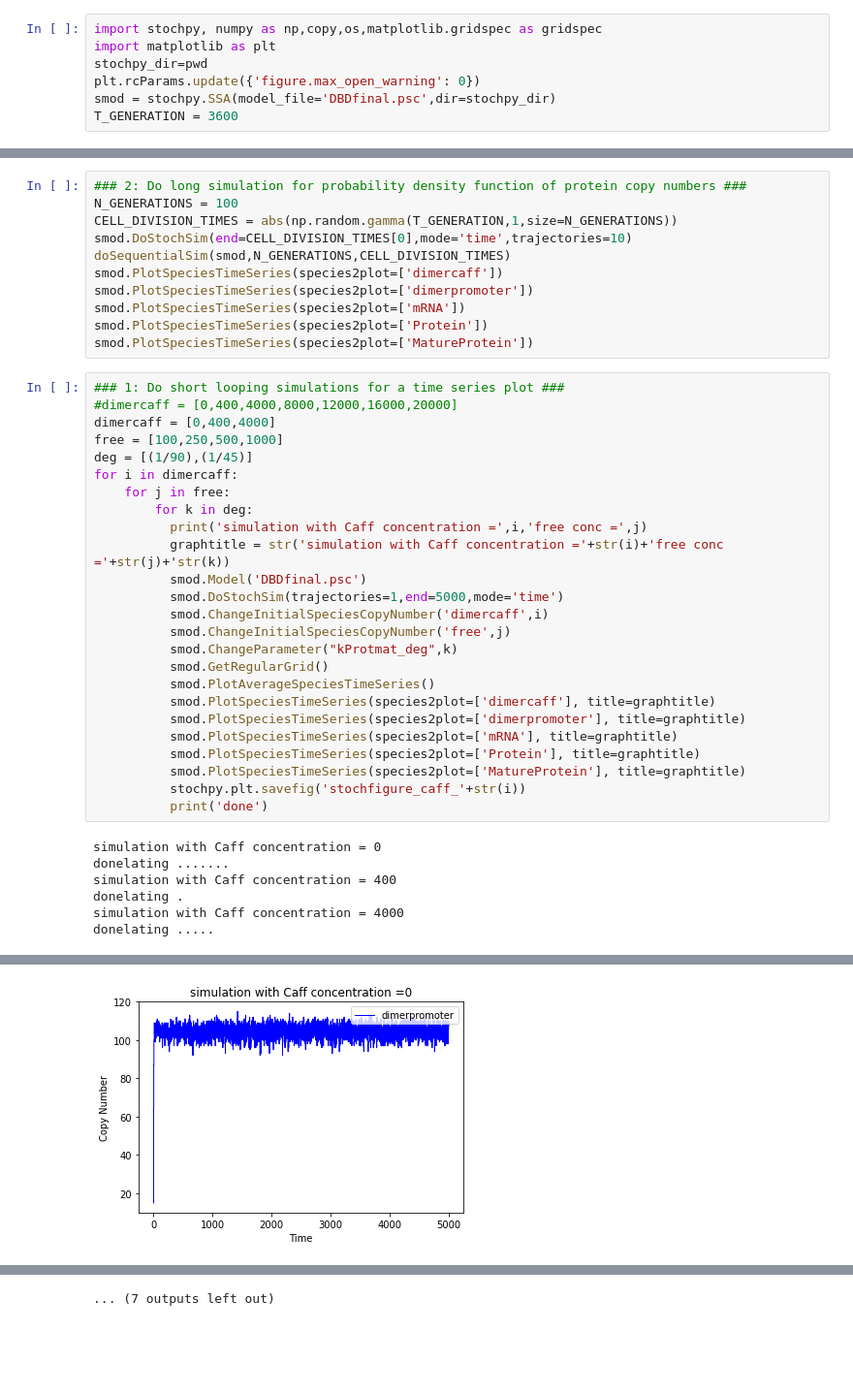
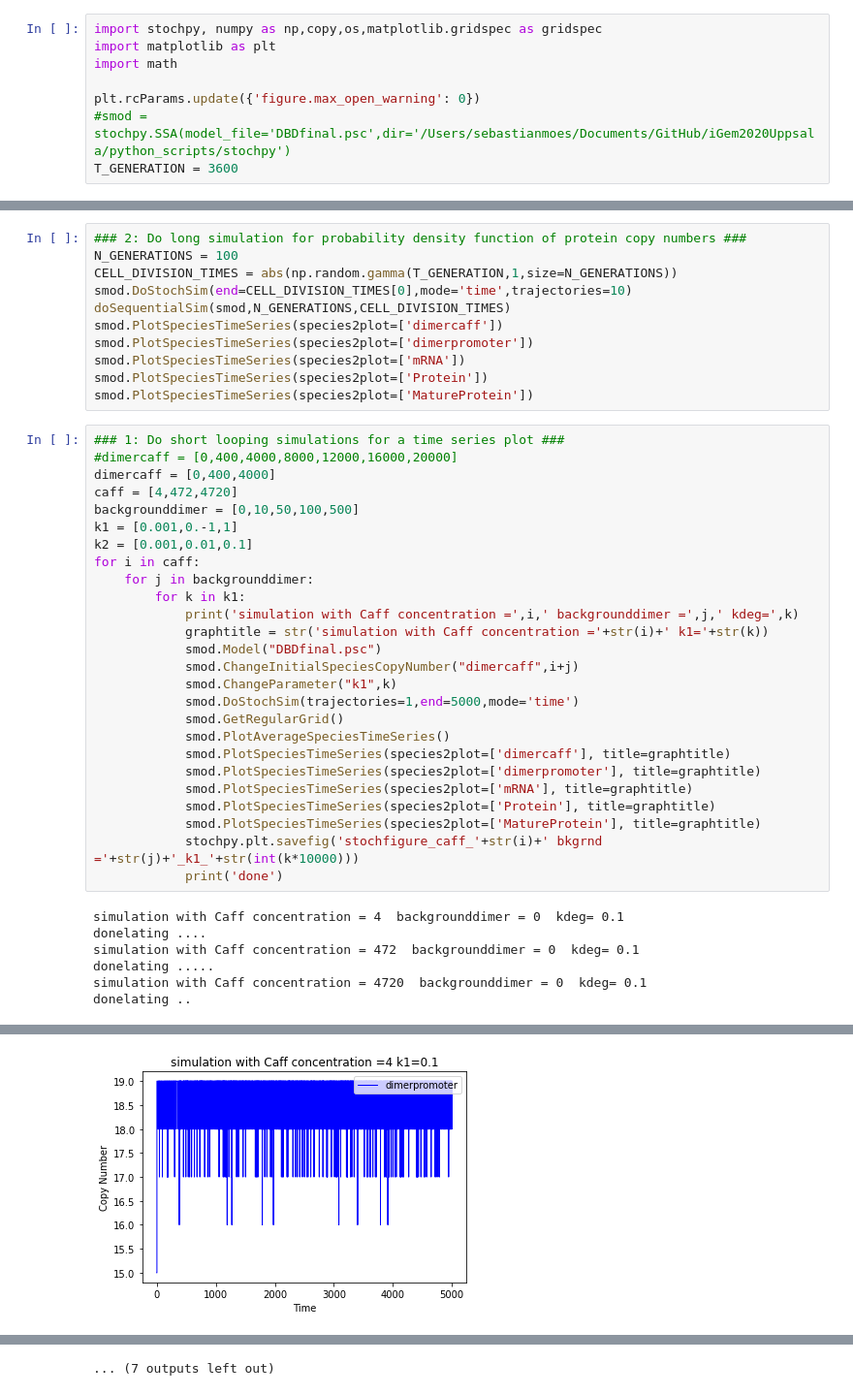
Before and after one commit to igemsoftware2020/iGem2020Uppsala, a Jupyter notebook: python_scripts/stochpy/DBD_stochpy_final.ipynb, the cells around one changed output, grey strips where cells are left out. Shown at 97% size. Drawn from its saved outputs; the diff is of its cells as text; blank space fills up the shorter version.

```diff
--- a/python_scripts/stochpy/DBD_stochpy_final.ipynb
+++ b/python_scripts/stochpy/DBD_stochpy_final.ipynb
@@ -60,9 +25,10 @@ def doSequentialSim(smod,n_generations,cell_division_times):
 # %%
 import stochpy, numpy as np,copy,os,matplotlib.gridspec as gridspec
 import matplotlib as plt
-stochpy_dir=pwd
+import math
+
 plt.rcParams.update({'figure.max_open_warning': 0})
-smod = stochpy.SSA(model_file='DBDfinal.psc',dir=stochpy_dir)
+#smod = stochpy.SSA(model_file='DBDfinal.psc',dir='/Users/sebastianmoes/Documents/GitHub/iGem2020Uppsala/python_scripts/stochpy')
 T_GENERATION = 3600
 # %% [output]
 #######################################################################
@@ -98,31 +64,32 @@ smod.PlotSpeciesTimeSeries(species2plot=['MatureProtein'])
 ### 1: Do short looping simulations for a time series plot ###
 #dimercaff = [0,400,4000,8000,12000,16000,20000]
 dimercaff = [0,400,4000]
-free = [100,250,500,1000]
-deg = [(1/90),(1/45)]
-for i in dimercaff:
-    for j in free:
-        for k in deg:
-          print('simulation with Caff concentration =',i,'free conc =',j)
-          graphtitle = str('simulation with Caff concentration ='+str(i)+'free conc ='+str(j)+'str(k))
-          smod.Model('DBDfinal.psc')
-          smod.DoStochSim(trajectories=1,end=5000,mode='time')
-          smod.ChangeInitialSpeciesCopyNumber('dimercaff',i)
-          smod.ChangeInitialSpeciesCopyNumber('free',j)
-          smod.ChangeParameter("kProtmat_deg",k)
-          smod.GetRegularGrid()
-          smod.PlotAverageSpeciesTimeSeries()
-          smod.PlotSpeciesTimeSeries(species2plot=['dimercaff'], title=graphtitle)
-          smod.PlotSpeciesTimeSeries(species2plot=['dimerpromoter'], title=graphtitle)
-          smod.PlotSpeciesTimeSeries(species2plot=['mRNA'], title=graphtitle)
-          smod.PlotSpeciesTimeSeries(species2plot=['Protein'], title=graphtitle)
-          smod.PlotSpeciesTimeSeries(species2plot=['MatureProtein'], title=graphtitle)
-          stochpy.plt.savefig('stochfigure_caff_'+str(i))
-          print('done')
+caff = [4,472,4720]
+backgrounddimer = [0,10,50,100,500]
+k1 = [0.001,0.-1,1]
+k2 = [0.001,0.01,0.1]
+for i in caff:
+    for j in backgrounddimer:
+        for k in k1:
+            print('simulation with Caff concentration =',i,' backgrounddimer =',j,' kdeg=',k)
+            graphtitle = str('simulation with Caff concentration ='+str(i)+' k1='+str(k))
+            smod.Model("DBDfinal.psc")
+            smod.ChangeInitialSpeciesCopyNumber("dimercaff",i+j)
+            smod.ChangeParameter("k1",k)
+            smod.DoStochSim(trajectories=1,end=5000,mode='time')
+            smod.GetRegularGrid()
+            smod.PlotAverageSpeciesTimeSeries()
+            smod.PlotSpeciesTimeSeries(species2plot=['dimercaff'], title=graphtitle)
+            smod.PlotSpeciesTimeSeries(species2plot=['dimerpromoter'], title=graphtitle)
+            smod.PlotSpeciesTimeSeries(species2plot=['mRNA'], title=graphtitle)
+            smod.PlotSpeciesTimeSeries(species2plot=['Protein'], title=graphtitle)
+            smod.PlotSpeciesTimeSeries(species2plot=['MatureProtein'], title=graphtitle)
+            stochpy.plt.savefig('stochfigure_caff_'+str(i)+' bkgrnd ='+str(j)+'_k1_'+str(int(k*10000)))
+            print('done')
 # %% [output]
-simulation with Caff concentration = 0
-donelating .......
-simulation with Caff concentration = 400
-donelating .
-simulation with Caff concentration = 4000
+simulation with Caff concentration = 4  backgrounddimer = 0  kdeg= 0.1
+donelating ....
+simulation with Caff concentration = 472  backgrounddimer = 0  kdeg= 0.1
 donelating .....
+simulation with Caff concentration = 4720  backgrounddimer = 0  kdeg= 0.1
+donelating ..
@@ -131 +98 @@ donelating .....
-[figure, old version]
+[figure, new version]
```
Also changed, not shown: parts of 5 cells of this notebook, 5 other files.
